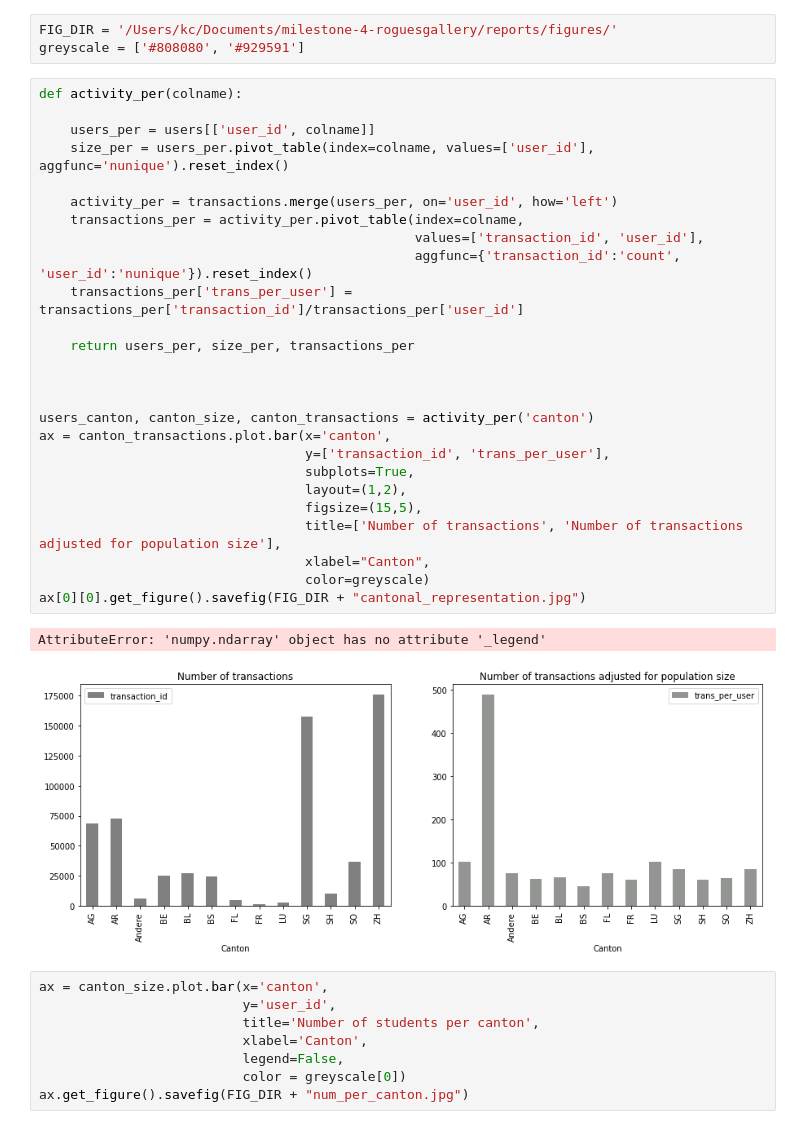
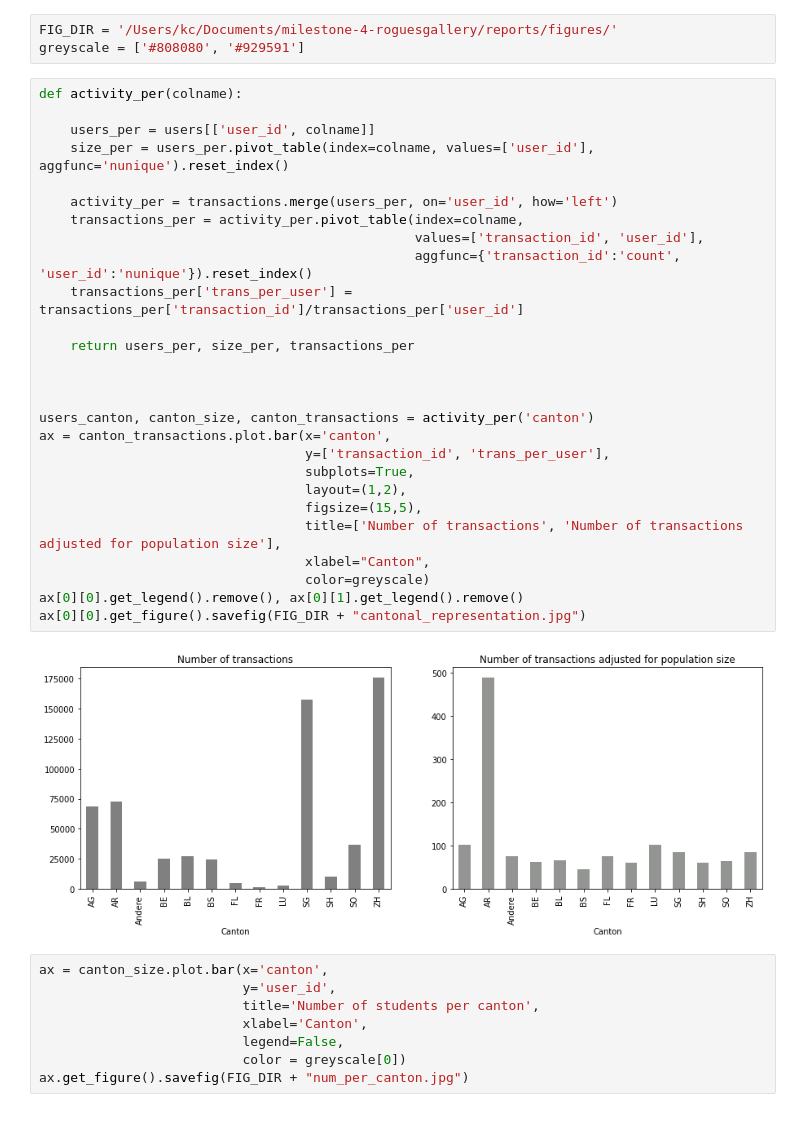
Before and after one commit to ML4BD/milestone-4-roguesgallery, a Jupyter notebook: notebooks/Milestone04/m4_lernnavi_342485.ipynb, the cells around one changed output. Cells and saved outputs as stored; diff of their text form.

```diff
--- a/notebooks/Milestone04/m4_lernnavi_342485.ipynb
+++ b/notebooks/Milestone04/m4_lernnavi_342485.ipynb
@@ -103,32 +103,32 @@ greyscale = ['#808080', '#929591']
 # %%
 def activity_per(colname):
 
     users_per = users[['user_id', colname]]
     size_per = users_per.pivot_table(index=colname, values=['user_id'], aggfunc='nunique').reset_index()
 
     activity_per = transactions.merge(users_per, on='user_id', how='left')
     transactions_per = activity_per.pivot_table(index=colname,
                                                 values=['transaction_id', 'user_id'],
                                                 aggfunc={'transaction_id':'count', 'user_id':'nunique'}).reset_index()
     transactions_per['trans_per_user'] = transactions_per['transaction_id']/transactions_per['user_id']
 
     return users_per, size_per, transactions_per
 
 
 
 users_canton, canton_size, canton_transactions = activity_per('canton')
 ax = canton_transactions.plot.bar(x='canton',
                                   y=['transaction_id', 'trans_per_user'],
                                   subplots=True,
                                   layout=(1,2),
                                   figsize=(15,5),
                                   title=['Number of transactions', 'Number of transactions adjusted for population size'],
                                   xlabel="Canton",
                                   color=greyscale)
+ax[0][0].get_legend().remove(), ax[0][1].get_legend().remove()
 ax[0][0].get_figure().savefig(FIG_DIR + "cantonal_representation.jpg")
 # %% [output]
-AttributeError: 'numpy.ndarray' object has no attribute '_legend'
-[figure, old version]
+[figure, new version]
 # %%
 ax = canton_size.plot.bar(x='canton',
                           y='user_id',
```
Also changed, not shown: parts of 2 cells of this notebook, 2 other files.
